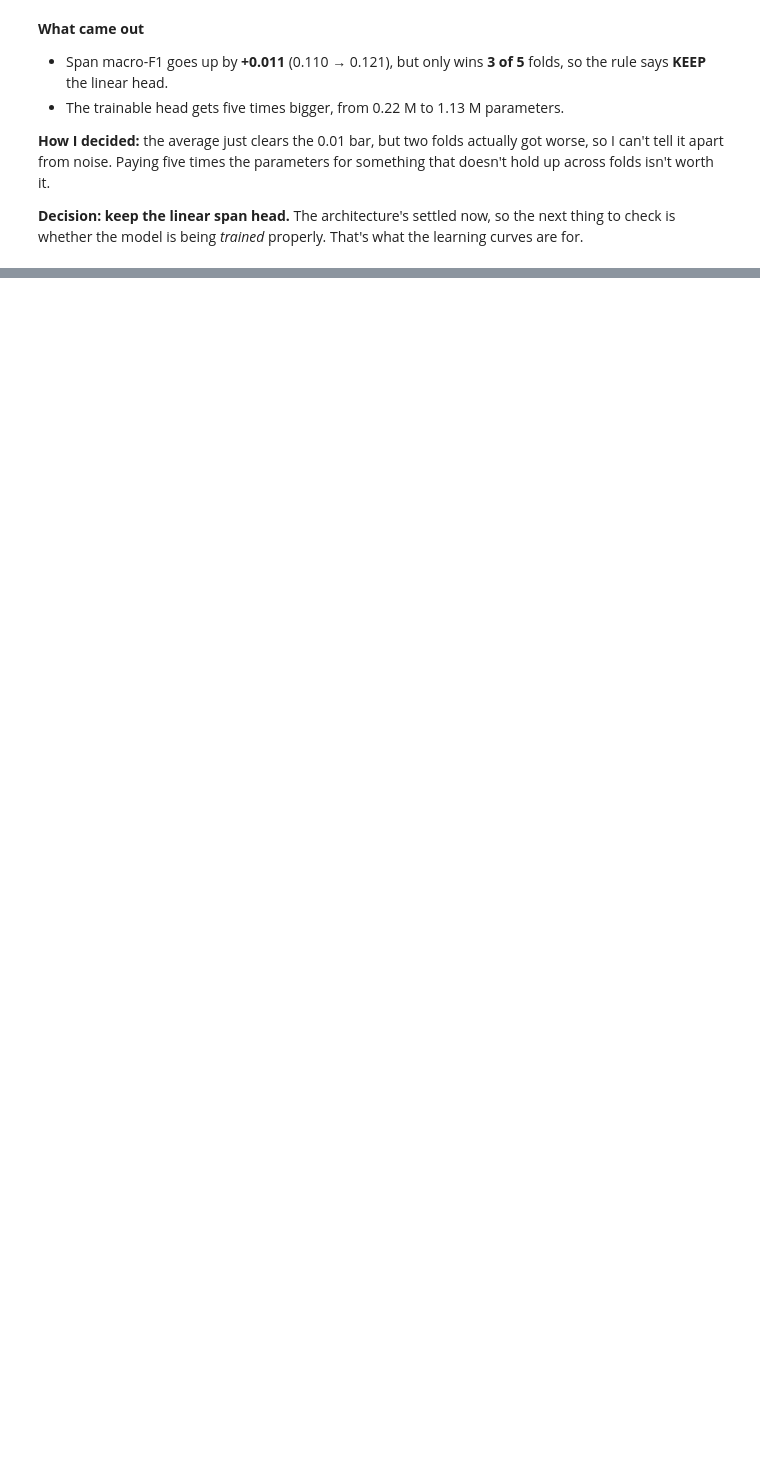
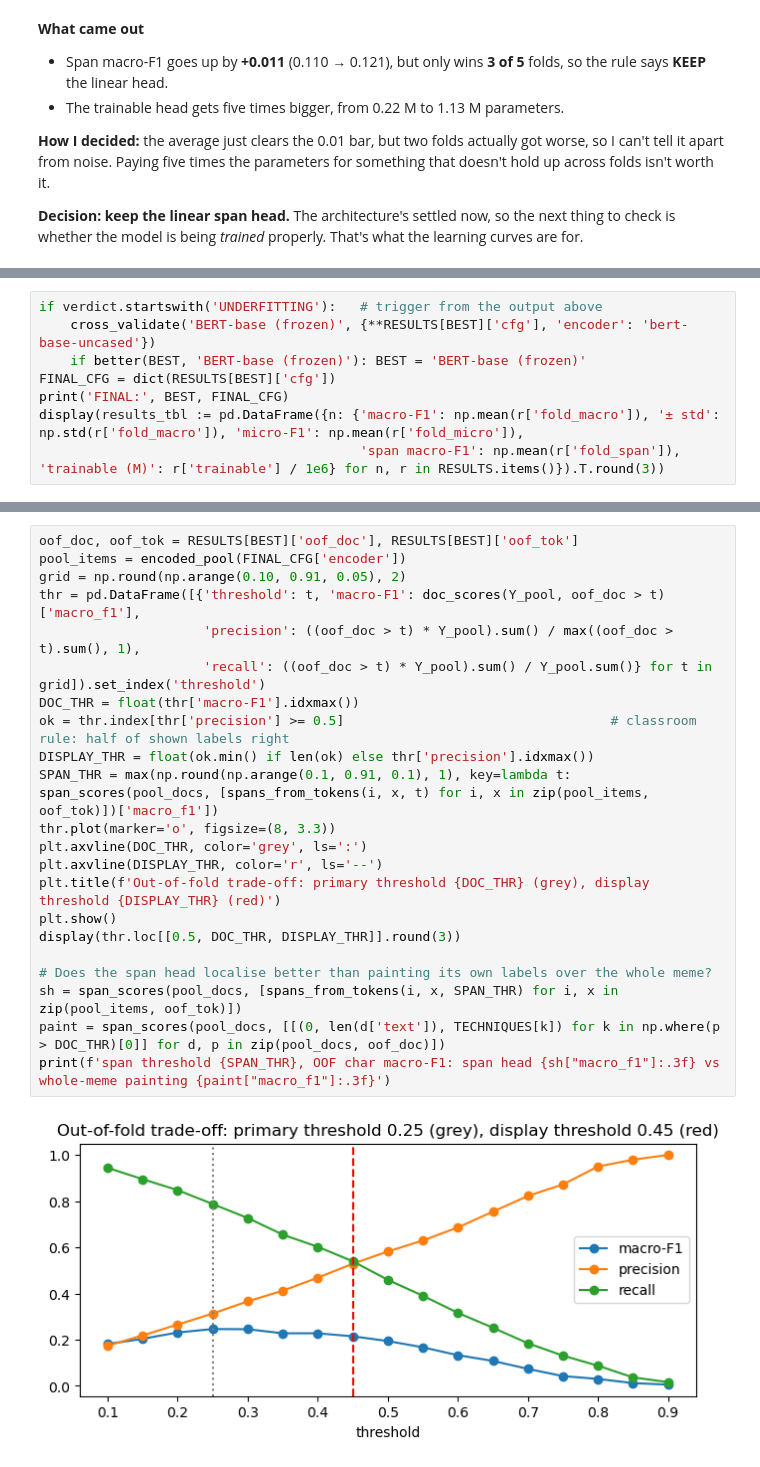
Before and after one commit to sridharsrinathrmit/DL-2026-A2, a Jupyter notebook: s4182099-A2.ipynb, the cells around one changed output, grey strips where cells are left out. Saved outputs shown, nothing was run; the diff lists cells and outputs as text; blank space fills up the shorter version.

```diff
--- a/s4182099-A2.ipynb
+++ b/s4182099-A2.ipynb
@@ -702,0 +767,8 @@ if np.mean(cur['fold_span']) < np.mean(cur['fold_macro']):    # trigger from the
+# %%
+if verdict.startswith('UNDERFITTING'):   # trigger from the output above
+    cross_validate('BERT-base (frozen)', {**RESULTS[BEST]['cfg'], 'encoder': 'bert-base-uncased'})
+    if better(BEST, 'BERT-base (frozen)'): BEST = 'BERT-base (frozen)'
+FINAL_CFG = dict(RESULTS[BEST]['cfg'])
+print('FINAL:', BEST, FINAL_CFG)
+display(results_tbl := pd.DataFrame({n: {'macro-F1': np.mean(r['fold_macro']), '± std': np.std(r['fold_macro']), 'micro-F1': np.mean(r['fold_micro']),
+                                         'span macro-F1': np.mean(r['fold_span']), 'trainable (M)': r['trainable'] / 1e6} for n, r in RESULTS.items()}).T.round(3))
@@ -702,0 +808,24 @@ if np.mean(cur['fold_span']) < np.mean(cur['fold_macro']):    # trigger from the
+# %%
+oof_doc, oof_tok = RESULTS[BEST]['oof_doc'], RESULTS[BEST]['oof_tok']
+pool_items = encoded_pool(FINAL_CFG['encoder'])
+grid = np.round(np.arange(0.10, 0.91, 0.05), 2)
+thr = pd.DataFrame([{'threshold': t, 'macro-F1': doc_scores(Y_pool, oof_doc > t)['macro_f1'],
+                     'precision': ((oof_doc > t) * Y_pool).sum() / max((oof_doc > t).sum(), 1),
+                     'recall': ((oof_doc > t) * Y_pool).sum() / Y_pool.sum()} for t in grid]).set_index('threshold')
+DOC_THR = float(thr['macro-F1'].idxmax())
+ok = thr.index[thr['precision'] >= 0.5]                                  # classroom rule: half of shown labels right
+DISPLAY_THR = float(ok.min() if len(ok) else thr['precision'].idxmax())
+SPAN_THR = max(np.round(np.arange(0.1, 0.91, 0.1), 1), key=lambda t: span_scores(pool_docs, [spans_from_tokens(i, x, t) for i, x in zip(pool_items, oof_tok)])['macro_f1'])
+thr.plot(marker='o', figsize=(8, 3.3))
+plt.axvline(DOC_THR, color='grey', ls=':')
+plt.axvline(DISPLAY_THR, color='r', ls='--')
+plt.title(f'Out-of-fold trade-off: primary threshold {DOC_THR} (grey), display threshold {DISPLAY_THR} (red)')
+plt.show()
+display(thr.loc[[0.5, DOC_THR, DISPLAY_THR]].round(3))
+
+# Does the span head localise better than painting its own labels over the whole meme?
+sh = span_scores(pool_docs, [spans_from_tokens(i, x, SPAN_THR) for i, x in zip(pool_items, oof_tok)])
+paint = span_scores(pool_docs, [[(0, len(d['text']), TECHNIQUES[k]) for k in np.where(p > DOC_THR)[0]] for d, p in zip(pool_docs, oof_doc)])
+print(f'span threshold {SPAN_THR}, OOF char macro-F1: span head {sh["macro_f1"]:.3f} vs whole-meme painting {paint["macro_f1"]:.3f}')
+# %% [output]
+[figure, added]
```
Also changed, not shown: parts of 41 cells of this notebook.
